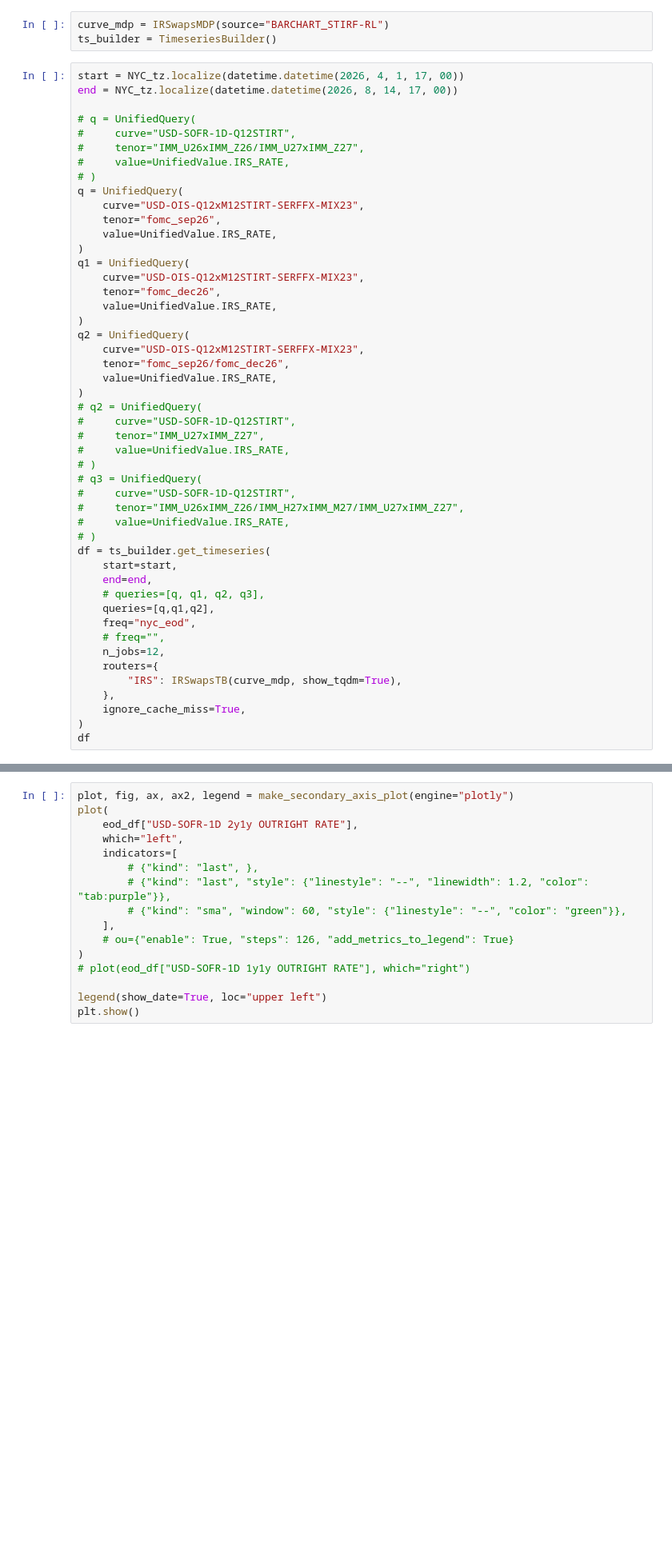
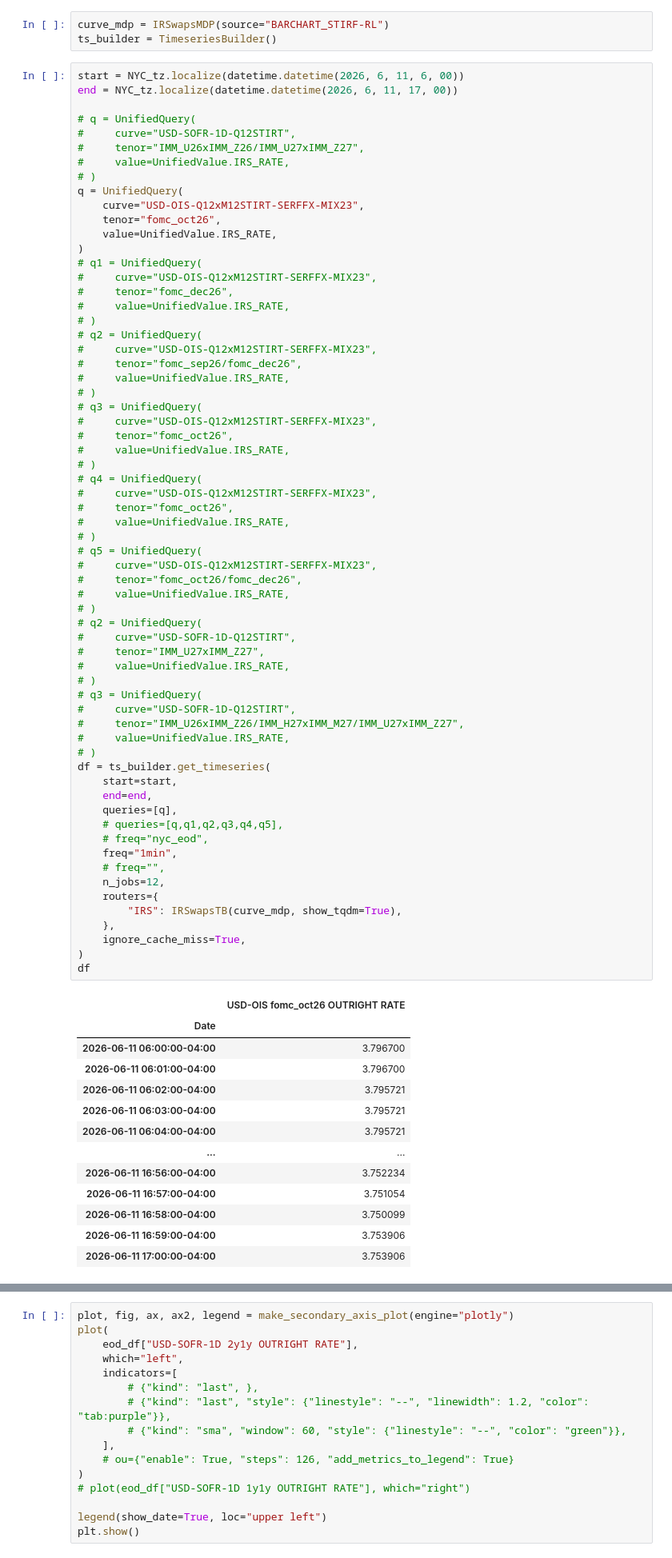
Before and after one commit to yieldcurvemonkey/ARBS, a Jupyter notebook: notebooks/timeseries/intraday_stirf.ipynb, the cells around one changed output, grey strips where cells are left out. Shown at 80% size. Saved outputs shown, nothing was run; the diff lists cells and outputs as text; blank space fills up the shorter version.

```diff
--- a/notebooks/timeseries/intraday_stirf.ipynb
+++ b/notebooks/timeseries/intraday_stirf.ipynb
@@ -60,50 +54,80 @@ from TB.TimeseriesBuilder import TimeseriesBuilder
 curve_mdp = IRSwapsMDP(source="BARCHART_STIRF-RL")
 ts_builder = TimeseriesBuilder()
 # %%
-start = NYC_tz.localize(datetime.datetime(2026, 4, 1, 17, 00))
-end = NYC_tz.localize(datetime.datetime(2026, 8, 14, 17, 00))
+start = NYC_tz.localize(datetime.datetime(2026, 6, 11, 6, 00))
+end = NYC_tz.localize(datetime.datetime(2026, 6, 11, 17, 00))
 
 # q = UnifiedQuery(
 #     curve="USD-SOFR-1D-Q12STIRT",
 #     tenor="IMM_U26xIMM_Z26/IMM_U27xIMM_Z27",
 #     value=UnifiedValue.IRS_RATE,
 # )
 q = UnifiedQuery(
     curve="USD-OIS-Q12xM12STIRT-SERFFX-MIX23",
-    tenor="fomc_sep26",
+    tenor="fomc_oct26",
     value=UnifiedValue.IRS_RATE,
 )
-q1 = UnifiedQuery(
-    curve="USD-OIS-Q12xM12STIRT-SERFFX-MIX23",
-    tenor="fomc_dec26",
-    value=UnifiedValue.IRS_RATE,
-)
-q2 = UnifiedQuery(
-    curve="USD-OIS-Q12xM12STIRT-SERFFX-MIX23",
-    tenor="fomc_sep26/fomc_dec26",
-    value=UnifiedValue.IRS_RATE,
-)
+# q1 = UnifiedQuery(
+#     curve="USD-OIS-Q12xM12STIRT-SERFFX-MIX23",
+#     tenor="fomc_dec26",
+#     value=UnifiedValue.IRS_RATE,
+# )
+# q2 = UnifiedQuery(
+#     curve="USD-OIS-Q12xM12STIRT-SERFFX-MIX23",
+#     tenor="fomc_sep26/fomc_dec26",
+#     value=UnifiedValue.IRS_RATE,
+# )
+# q3 = UnifiedQuery(
+#     curve="USD-OIS-Q12xM12STIRT-SERFFX-MIX23",
+#     tenor="fomc_oct26",
+#     value=UnifiedValue.IRS_RATE,
+# )
+# q4 = UnifiedQuery(
+#     curve="USD-OIS-Q12xM12STIRT-SERFFX-MIX23",
+#     tenor="fomc_oct26",
+#     value=UnifiedValue.IRS_RATE,
+# )
+# q5 = UnifiedQuery(
+#     curve="USD-OIS-Q12xM12STIRT-SERFFX-MIX23",
+#     tenor="fomc_oct26/fomc_dec26",
+#     value=UnifiedValue.IRS_RATE,
+# )
 # q2 = UnifiedQuery(
 #     curve="USD-SOFR-1D-Q12STIRT",
 #     tenor="IMM_U27xIMM_Z27",
 #     value=UnifiedValue.IRS_RATE,
 # )
 # q3 = UnifiedQuery(
 #     curve="USD-SOFR-1D-Q12STIRT",
 #     tenor="IMM_U26xIMM_Z26/IMM_H27xIMM_M27/IMM_U27xIMM_Z27",
 #     value=UnifiedValue.IRS_RATE,
 # )
 df = ts_builder.get_timeseries(
     start=start,
     end=end,
-    # queries=[q, q1, q2, q3],
-    queries=[q,q1,q2],
-    freq="nyc_eod",
+    queries=[q],
+    # queries=[q,q1,q2,q3,q4,q5],
+    # freq="nyc_eod",
+    freq="1min",
     # freq="",
     n_jobs=12,
     routers={
         "IRS": IRSwapsTB(curve_mdp, show_tqdm=True),
     },
     ignore_cache_miss=True,
 )
 df
+# %% [output]
+|  | USD-OIS fomc_oct26 OUTRIGHT RATE |
+| Date |  |
+| 2026-06-11 06:00:00-04:00 | 3.796700 |
+| 2026-06-11 06:01:00-04:00 | 3.796700 |
+| 2026-06-11 06:02:00-04:00 | 3.795721 |
+| 2026-06-11 06:03:00-04:00 | 3.795721 |
+| 2026-06-11 06:04:00-04:00 | 3.795721 |
+| ... | ... |
+| 2026-06-11 16:56:00-04:00 | 3.752234 |
+| 2026-06-11 16:57:00-04:00 | 3.751054 |
+| 2026-06-11 16:58:00-04:00 | 3.750099 |
+| 2026-06-11 16:59:00-04:00 | 3.753906 |
+| 2026-06-11 17:00:00-04:00 | 3.753906 |
```
Also changed, not shown: parts of 3 cells of this notebook, 12 other files.
